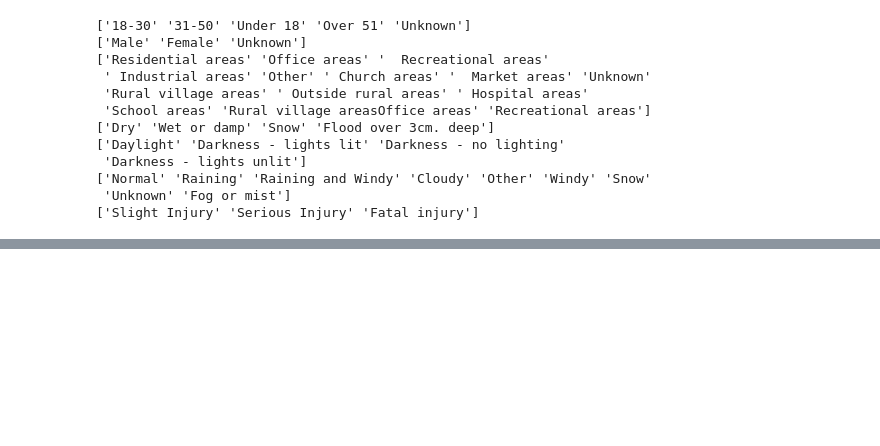
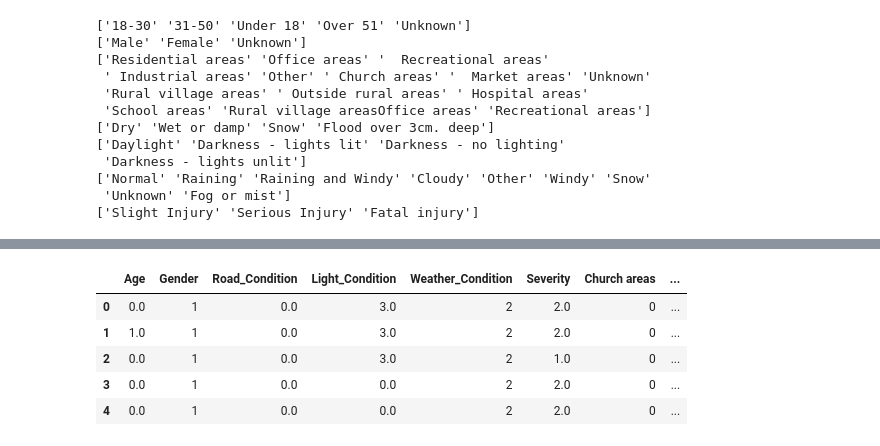
Before and after one commit to aadhil2k4/Age-Based-Risk-Profiles, a Jupyter notebook: Profile.ipynb, the cells around one changed output, grey strips where cells are left out. Drawn from its saved outputs; the diff is of its cells as text; code cells hidden in the pictures; blank space fills up the shorter version.

```diff
--- a/Profile.ipynb
+++ b/Profile.ipynb
@@ -110,0 +214,11 @@ for i in range(len(valueCounts)):
+# %%
+df1.drop(['Area'],axis=1, inplace=True)
+# %%
+df1.head()
+# %% [output]
+|  | Age | Gender | Road_Condition | Light_Condition | Weather_Condition | Severity | Church areas | ... |
+| 0 | 0.0 | 1 | 0.0 | 3.0 | 2 | 2.0 | 0 | ... |
+| 1 | 1.0 | 1 | 0.0 | 3.0 | 2 | 2.0 | 0 | ... |
+| 2 | 0.0 | 1 | 0.0 | 3.0 | 2 | 1.0 | 0 | ... |
+| 3 | 0.0 | 1 | 0.0 | 0.0 | 2 | 2.0 | 0 | ... |
+| 4 | 0.0 | 1 | 0.0 | 0.0 | 2 | 2.0 | 0 | ... |
```
Also changed, not shown: parts of 17 cells of this notebook, 1 other file.
